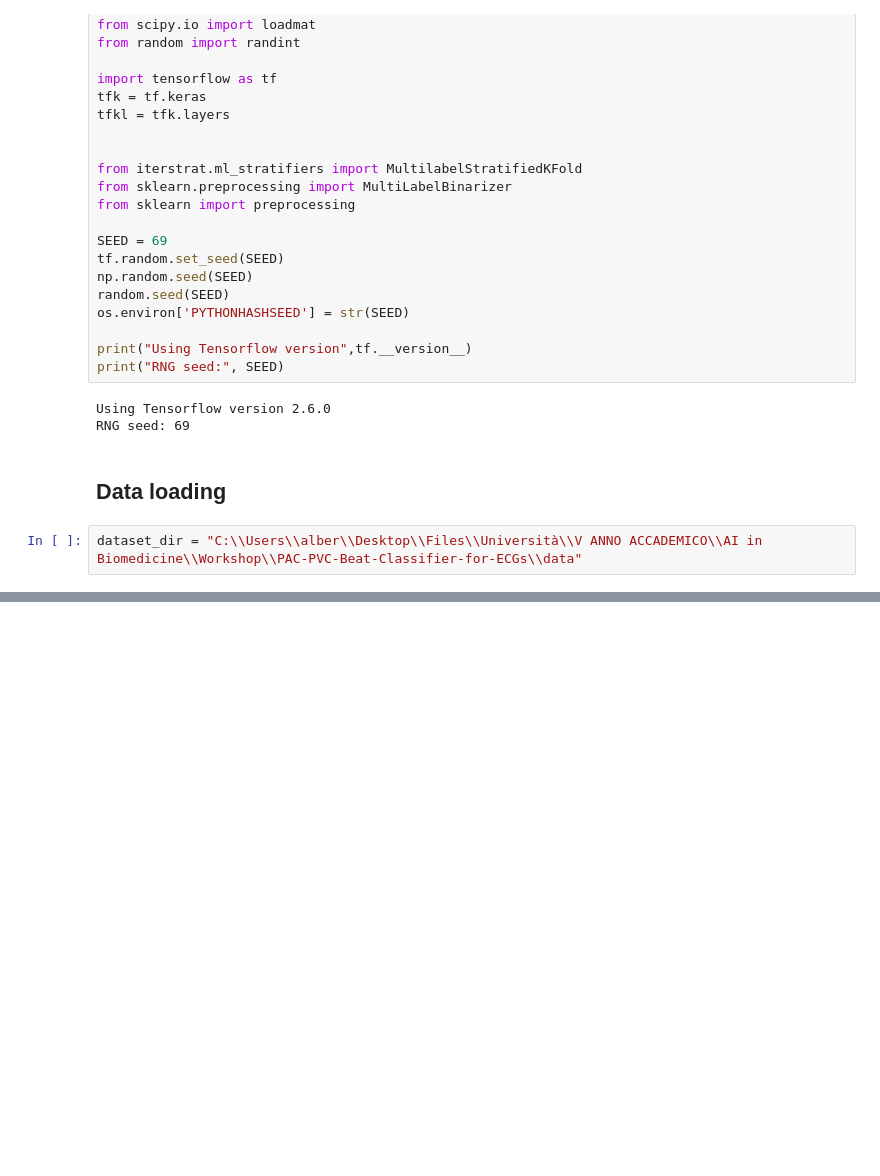
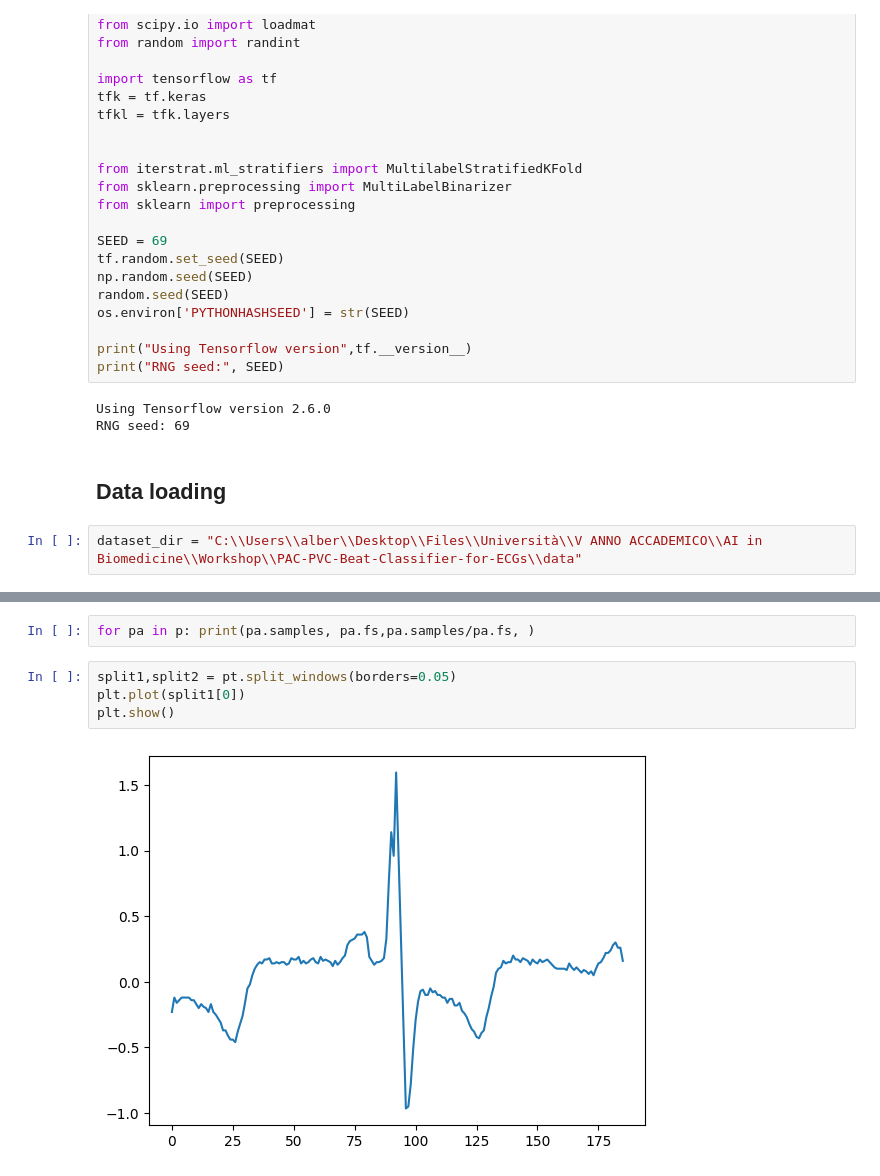
Before and after one commit to alberto-rota/PAC-PVC-Beat-Classifier-for-ECGs, a Jupyter notebook: albe.ipynb, the cells around one changed output, grey strips where cells are left out. Saved outputs shown, nothing was run; the diff lists cells and outputs as text; blank space fills up the shorter version.

```diff
--- a/albe.ipynb
+++ b/albe.ipynb
@@ -184,0 +170,8 @@ print(num_files)
+# %%
+for pa in p: print(pa.samples, pa.fs,pa.samples/pa.fs, )
+# %%
+split1,split2 = pt.split_windows(borders=0.05)
+plt.plot(split1[0])
+plt.show()
+# %% [output]
+[figure, added]
```
Also changed, not shown: parts of 11 cells of this notebook.
